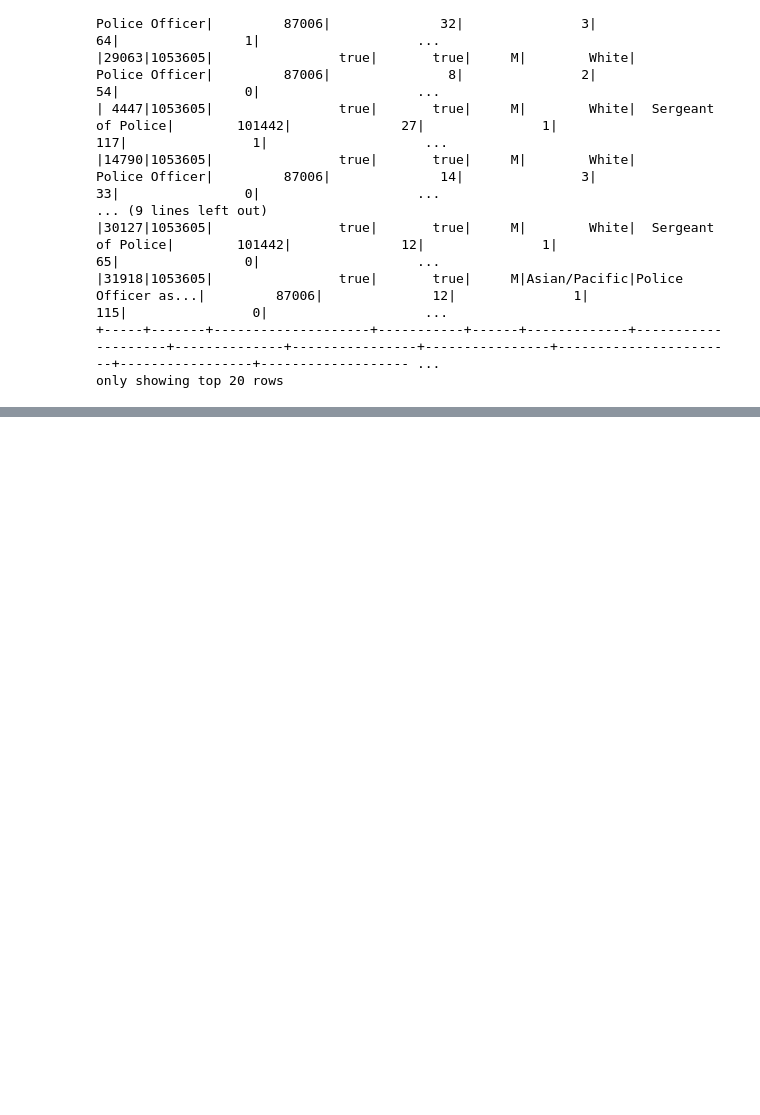
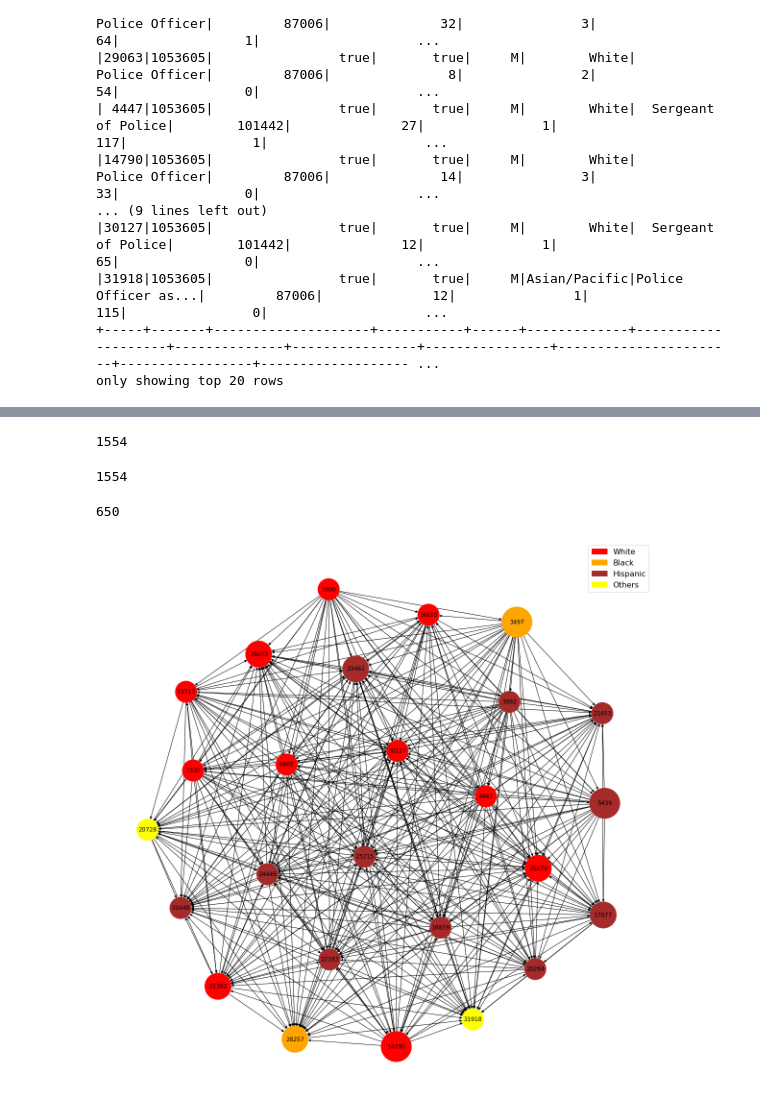
Before and after one commit to jacobkwat/The-Freedom-Donkeys, a Jupyter notebook: checkpoint-4/CP4_V2.ipynb, the cells around one changed output, grey strips where cells are left out. Saved outputs shown, nothing was run; the diff lists cells and outputs as text; code cells hidden in the pictures; blank space fills up the shorter version.

Commit message:
networkx visualization

```diff
--- a/checkpoint-4/CP4_V2.ipynb
+++ b/checkpoint-4/CP4_V2.ipynb
@@ -486,7 +535,8 @@ scc_pol_complaint_group_by.show(20)
 +---------+-----+
 only showing top 20 rows
 # %%
-scc_pol_complaint.filter(scc_pol_complaint["component"] == 1900).show()
+scc_component_1900 = scc_pol_complaint.filter(scc_pol_complaint["component"] == 1900)
+scc_component_1900.show()
 # %% [output]
 +-----+-------+--------------------+-----------+------+-------------+--------------------+--------------+----------------+----------------+-----------------------+-----------------+------------------- ...
 |   id|   crid|is_officer_complaint|disciplined|gender|         race|                rank|current_salary|allegation_count|discipline_count|honorable_mention_count|major_award_count|civilian_compliment ...
@@ -505,3 +555,6 @@ scc_pol_complaint.filter(scc_pol_complaint["component"] == 1900).show()
 |31918|1053605|                true|       true|     M|Asian/Pacific|Police Officer as...|         87006|              12|               1|                    115|                0|                    ...
 +-----+-------+--------------------+-----------+------+-------------+--------------------+--------------+----------------+----------------+-----------------------+-----------------+------------------- ...
 only showing top 20 rows
+# %%
+officer_id_list = scc_component_1900.select("id").rdd.map(lambda row : row[0]).collect()
+officer_id_list
@@ -507,0 +587,20 @@ only showing top 20 rows
+# %%
+edges_pol_complaint.select("src").distinct().count()
+# %% [output]
+1554
+# %%
+edges_pol_complaint.select("dst").distinct().count()
+# %% [output]
+1554
+# %%
+filter_edges_pol_complaint = edges_pol_complaint.filter(edges_pol_complaint["src"].isin(officer_id_list))
+# %%
+filter_edges_pol_complaint.count()
+# %% [output]
+650
+# %%
+g_component_1900 = GraphFrame(scc_component_1900, filter_edges_pol_complaint)
+# %%
+plot_graphv2(g_component_1900, scc_component_1900.toPandas())
+# %% [output]
+[figure, added]
```
Also changed, not shown: parts of 7 cells of this notebook.
